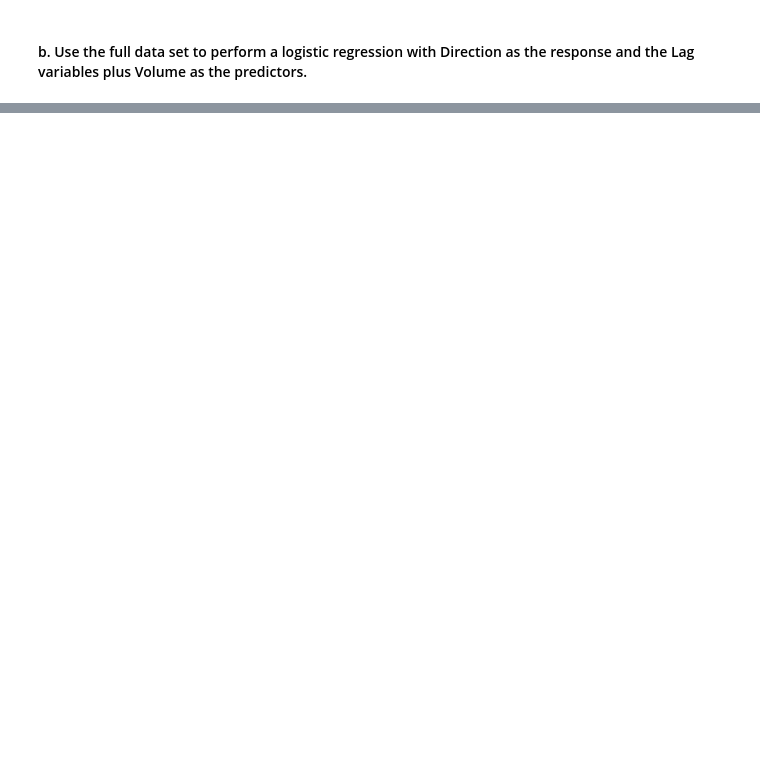
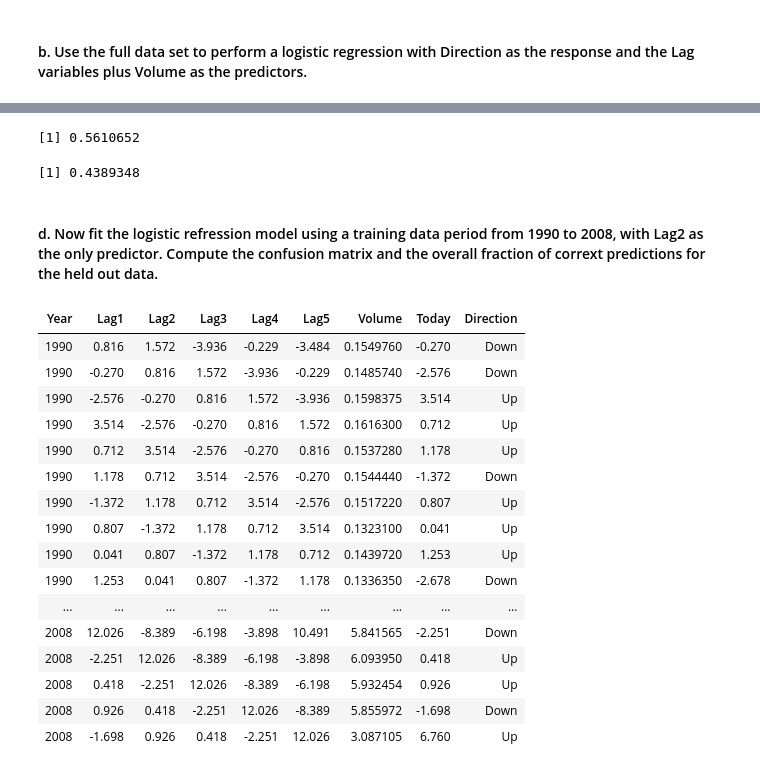
Before and after one commit to ninkle/ISLR, a Jupyter notebook: R/chapter4.ipynb, the cells around one changed output, grey strips where cells are left out. Cells and saved outputs as stored; diff of their text form; code cells hidden in the pictures; blank space fills up the shorter version.

```diff
--- a/R/chapter4.ipynb
+++ b/R/chapter4.ipynb
@@ -147,0 +168,36 @@ Number of Fisher Scoring iterations: 4
+# %%
+correct <- (54+557)/1089 # fraction of correct predictions
+correct
+# %% [output]
+[1] 0.5610652
+# %%
+error.rate <- 1 - correct
+error.rate
+# %% [output]
+[1] 0.4389348
+# %% [markdown]
+#### d. Now fit the logistic refression model using a training data period from 1990 to 2008, with Lag2 as the only predictor. Compute the confusion matrix and the overall fraction of corrext predictions for the held out data.
+# %%
+weekly2 <- weekly[Year > 1989, ]
+# %%
+weekly2 <- weekly2[Year < 2009, ]
+# %%
+weekly2
+# %% [output]
+| Year | Lag1 | Lag2 | Lag3 | Lag4 | Lag5 | Volume | Today | Direction |
+| 1990 | 0.816 | 1.572 | -3.936 | -0.229 | -3.484 | 0.1549760 | -0.270 | Down |
+| 1990 | -0.270 | 0.816 | 1.572 | -3.936 | -0.229 | 0.1485740 | -2.576 | Down |
+| 1990 | -2.576 | -0.270 | 0.816 | 1.572 | -3.936 | 0.1598375 | 3.514 | Up |
+| 1990 | 3.514 | -2.576 | -0.270 | 0.816 | 1.572 | 0.1616300 | 0.712 | Up |
+| 1990 | 0.712 | 3.514 | -2.576 | -0.270 | 0.816 | 0.1537280 | 1.178 | Up |
+| 1990 | 1.178 | 0.712 | 3.514 | -2.576 | -0.270 | 0.1544440 | -1.372 | Down |
+| 1990 | -1.372 | 1.178 | 0.712 | 3.514 | -2.576 | 0.1517220 | 0.807 | Up |
+| 1990 | 0.807 | -1.372 | 1.178 | 0.712 | 3.514 | 0.1323100 | 0.041 | Up |
+| 1990 | 0.041 | 0.807 | -1.372 | 1.178 | 0.712 | 0.1439720 | 1.253 | Up |
+| 1990 | 1.253 | 0.041 | 0.807 | -1.372 | 1.178 | 0.1336350 | -2.678 | Down |
+| ... | ... | ... | ... | ... | ... | ... | ... | ... |
+| 2008 | 12.026 | -8.389 | -6.198 | -3.898 | 10.491 | 5.841565 | -2.251 | Down |
+| 2008 | -2.251 | 12.026 | -8.389 | -6.198 | -3.898 | 6.093950 | 0.418 | Up |
+| 2008 | 0.418 | -2.251 | 12.026 | -8.389 | -6.198 | 5.932454 | 0.926 | Up |
+| 2008 | 0.926 | 0.418 | -2.251 | 12.026 | -8.389 | 5.855972 | -1.698 | Down |
+| 2008 | -1.698 | 0.926 | 0.418 | -2.251 | 12.026 | 3.087105 | 6.760 | Up |
```
Also changed, not shown: parts of 17 cells of this notebook.
